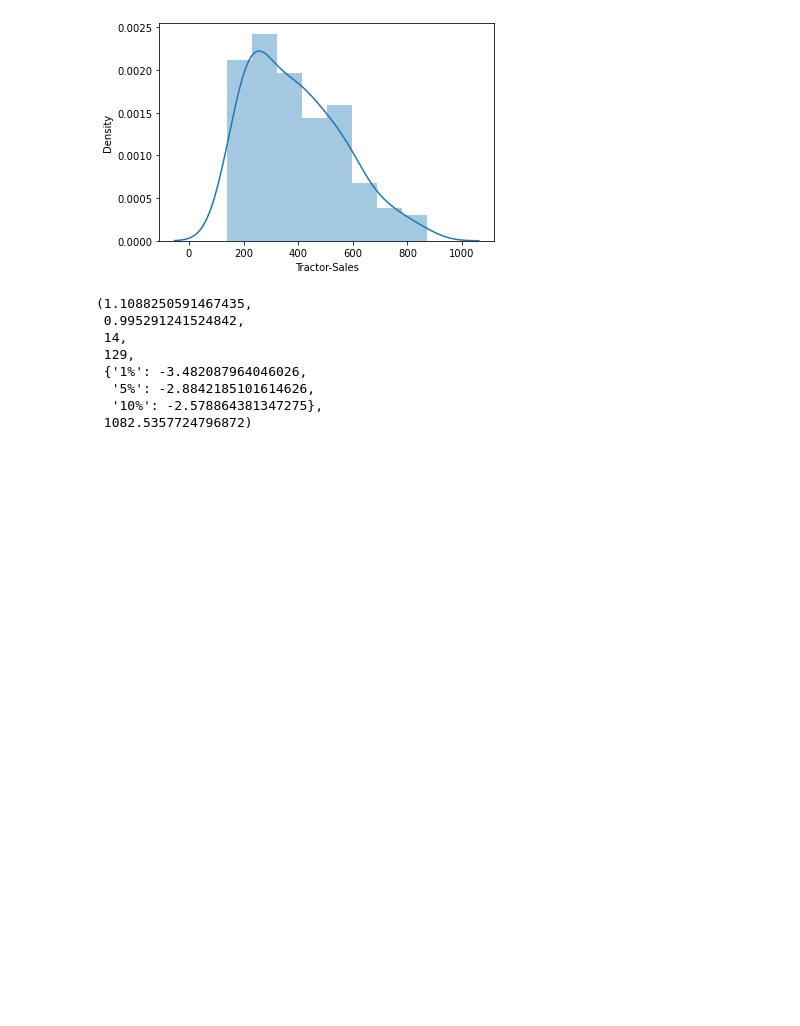
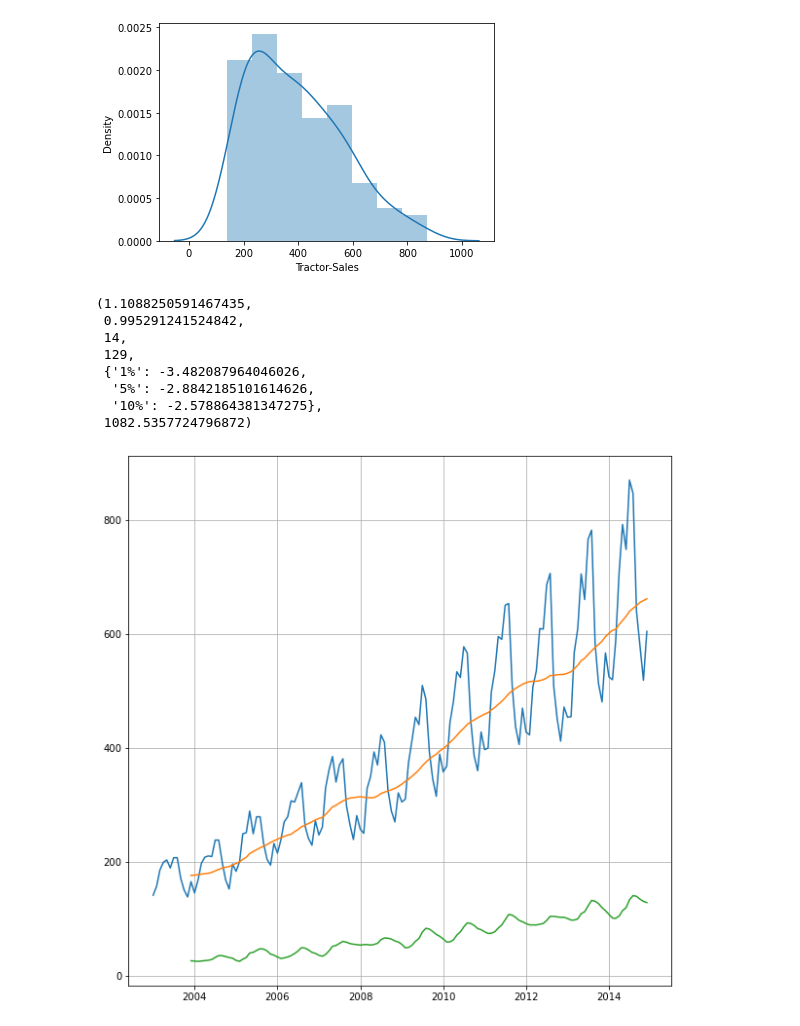
Before and after one commit to FazlullahBokhari/AI.workspace, a Jupyter notebook: Time Series.ipynb, the cells around one changed output. Drawn from its saved outputs; the diff is of its cells as text; code cells hidden in the pictures; blank space fills up the shorter version.

```diff
--- a/Time Series.ipynb
+++ b/Time Series.ipynb
@@ -550,3 +550,17 @@ adfuller(ts_sales)  # returnig p value and confident interval
   '5%': -2.8842185101614626,
   '10%': -2.578864381347275},
  1082.5357724796872)
+# %%
+def test_stationary(timeseries):
+    rolmean = timeseries.rolling(12).mean()
+    rolstd = timeseries.rolling(12).std()
+
+    plt.figure(figsize=(10,10))
+    plt.grid('both')
+    plt.plot(timeseries)
+    plt.plot(rolmean)
+    plt.plot(rolstd)
+# %%
+test_stationary(ts_sales)
+# %% [output]
+[figure, added]
```
